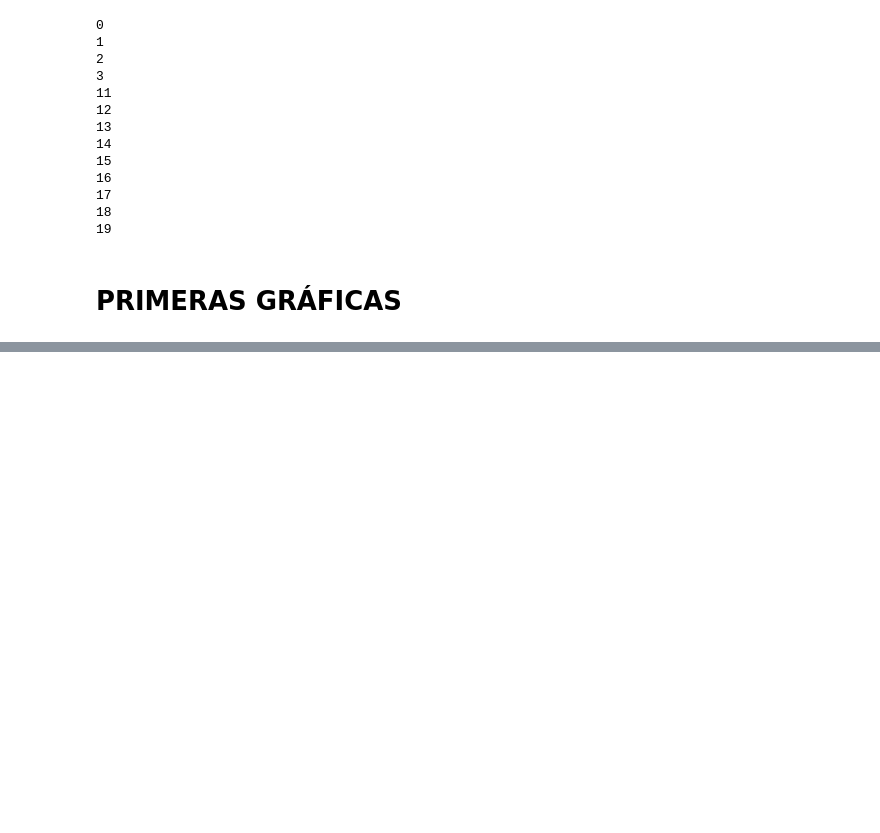
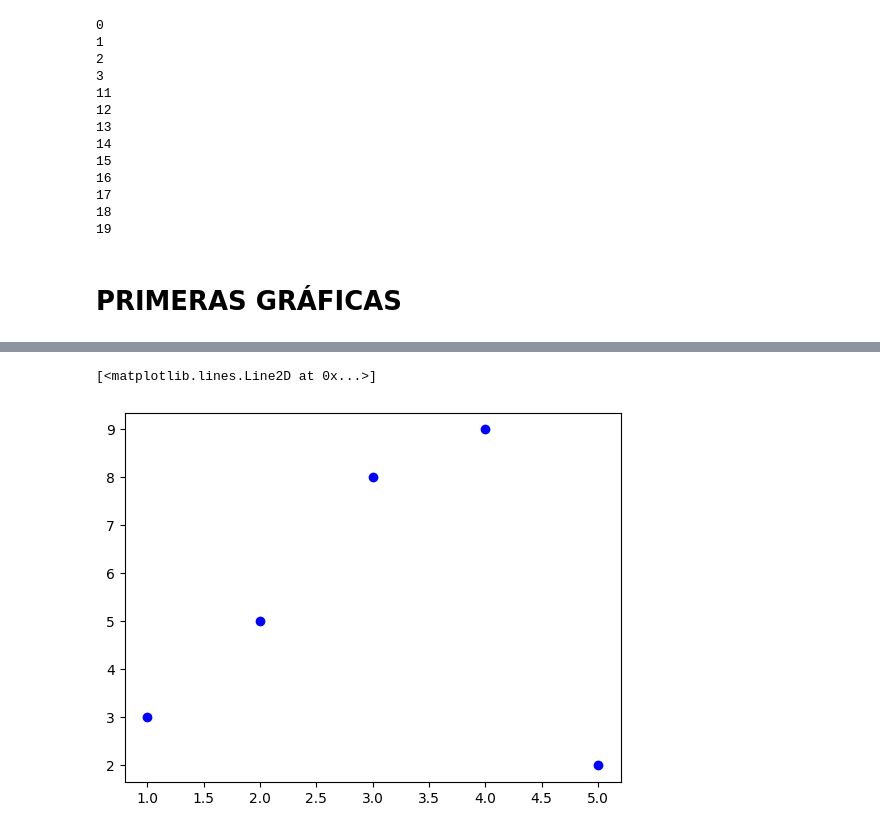
Before and after one commit to Juanesalamanca/INTRODUCCION, a Jupyter notebook: Taller 1.ipynb, the cells around one changed output, grey strips where cells are left out. Saved outputs shown, nothing was run; the diff lists cells and outputs as text; code cells hidden in the pictures; blank space fills up the shorter version.

```diff
--- a/Taller 1.ipynb
+++ b/Taller 1.ipynb
@@ -300,0 +307,5 @@ for x in range(20):
+# %%
+plt.plot([1,2,3,4,5], [3,5,8,9,2], 'bo')
+# %% [output]
+[<matplotlib.lines.Line2D at 0x...>]
+[figure, added]
```
Also changed, not shown: parts of 16 cells of this notebook.
